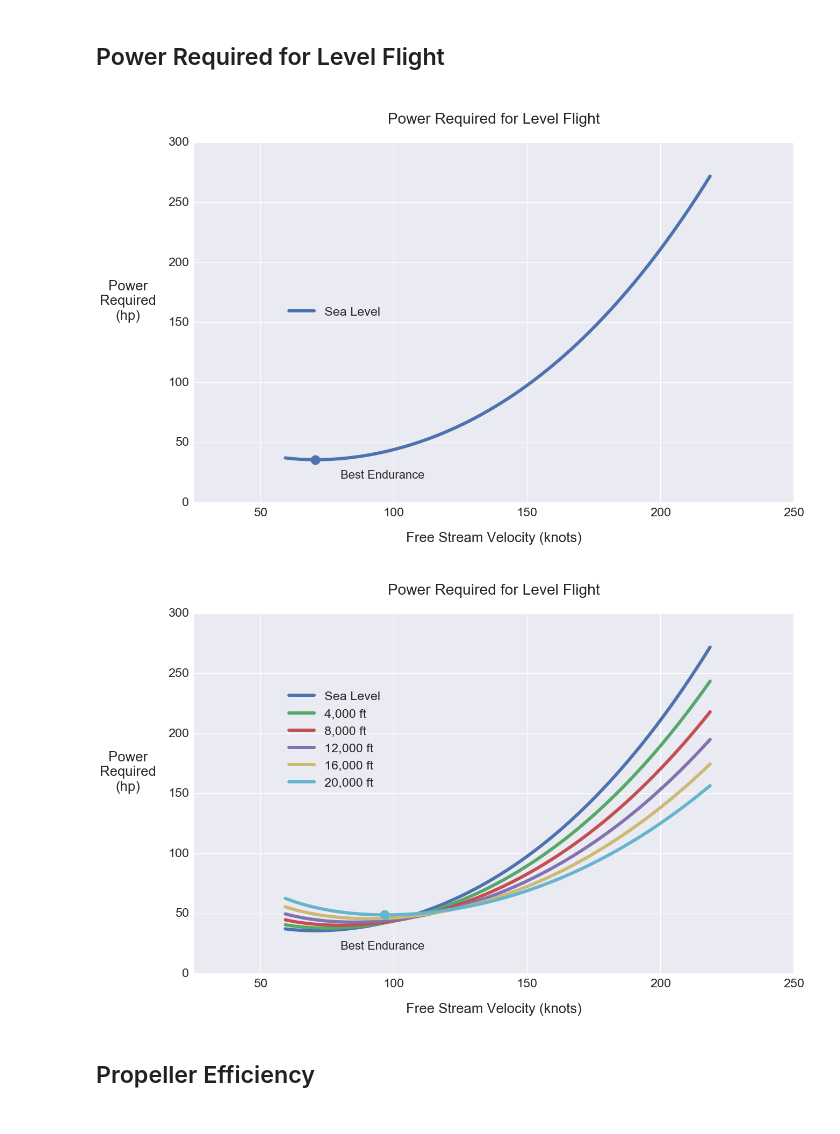
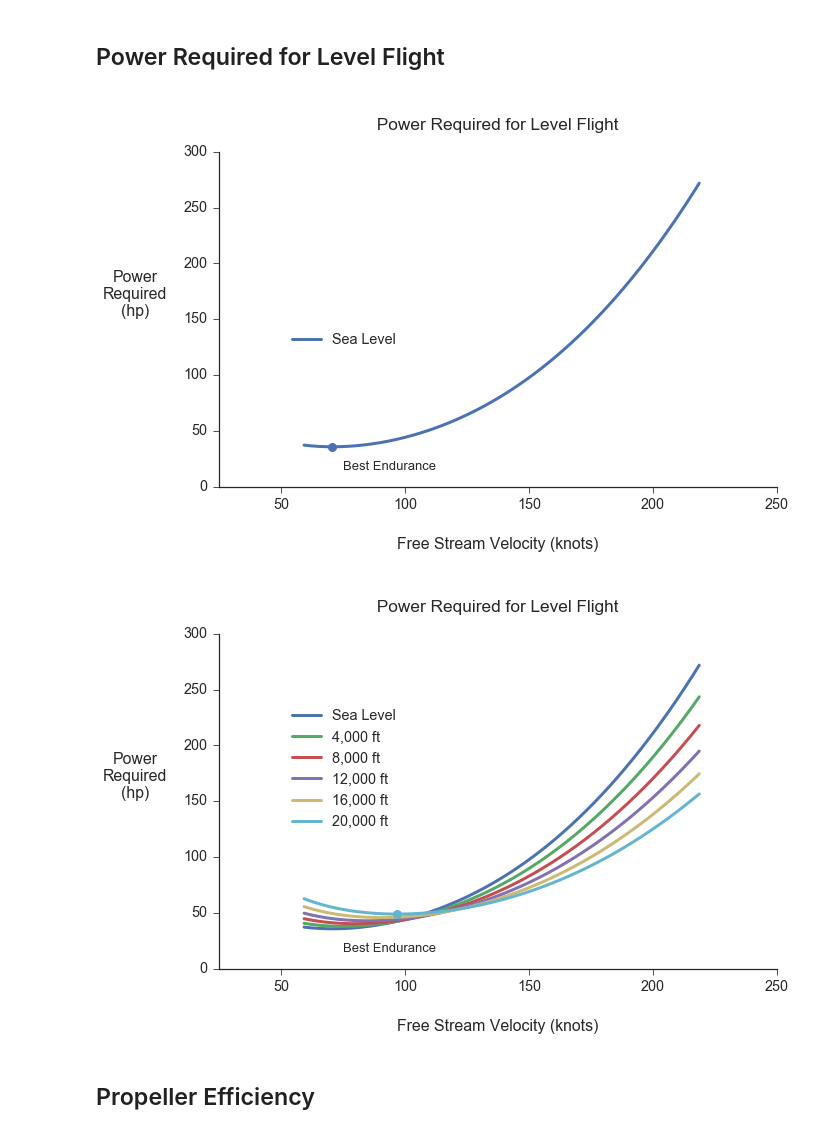
Before and after one commit to bws428/flight-performance-analysis, a Jupyter notebook: RV-8F Performance.ipynb, the cells around one changed output. Cells and saved outputs as stored; diff of their text form; code cells hidden in the pictures.

```diff
--- a/RV-8F Performance.ipynb
+++ b/RV-8F Performance.ipynb
@@ -16,9 +16,10 @@ import matplotlib.ticker as ticker
 import seaborn as sns
 from skaero.atmosphere import coesa as atm
 # %%
-# Seaborn plot style
+# Plot style with Seaborn
 %matplotlib inline
-sns.set_context("talk", font_scale=1.8, rc={"lines.linewidth": 6, "figure.figsize":(20,12)})
+sns.set_context("paper", font_scale=1.8, rc={"lines.linewidth": 3, "figure.figsize": (10,6)})
+sns.set_style("ticks")
 # %% [markdown]
 ## Van's Aircraft RV-8 Specifications
 Ref: https://www.vansaircraft.com/public/rv8specs.htm
@@ -264,40 +267,41 @@ def plot_power_required(V, Max_Alt=0, min_color="#4c72b0"):
 
         # Thrust required (lbs)
         Tr = W / (CL / CD)
 
         # Power required (hp)
         Pr = (Tr * V) / 550
 
         # Add a curve (1 ft/s = 0.592484 knots)
         plt.plot(V*0.592484,Pr)
 
         # Update the legend
         if altitude > 0:
             legend.append("{:,.0f} ft".format(altitude))
 
     # Locate the axis labels and limits
     ax = plt.gca()
     ax.set_xlim([25,250])
     ax.set_ylim([0,300])
-    ax.xaxis.set_label_coords(0.5, -0.08)
-    ax.yaxis.set_label_coords(-0.11, 0.5)
-    ax.text(80, 20, 'Best Endurance', size=22)
+    ax.xaxis.set_label_coords(0.5, -0.15)
+    ax.yaxis.set_label_coords(-0.15, 0.5)
+    ax.text(75, 15, 'Best Endurance', size=13)
 
     # Add title and axis labels
-    plt.legend(legend,loc=(0.15, 0.50))
+    plt.legend(legend,loc=(0.12, 0.4))
     plt.title("\n Power Required for Level Flight \n")
     plt.ylabel('Power\nRequired\n(hp)', rotation=0)
     plt.xlabel('Free Stream Velocity (knots)')
 
     # Plot (L/D)max point
-    plt.plot(V[np.argmin(Pr)]*0.592484, np.amin(Pr), marker='o', ms=18, color=min_color)
+    plt.plot(V[np.argmin(Pr)]*0.592484, np.amin(Pr), marker='o', ms=9, color=min_color)
+    sns.despine()
     plt.show()
 
 plot_power_required(V,0)
 plot_power_required(V,20000,"#64b5cd")
 # %% [output]
-[figure, old version]
+[figure, new version]
-[figure, old version]
+[figure, new version]
 # %% [markdown]
 ## Propeller Efficiency
 # %%
```
Also changed, not shown: parts of 3 cells of this notebook.
